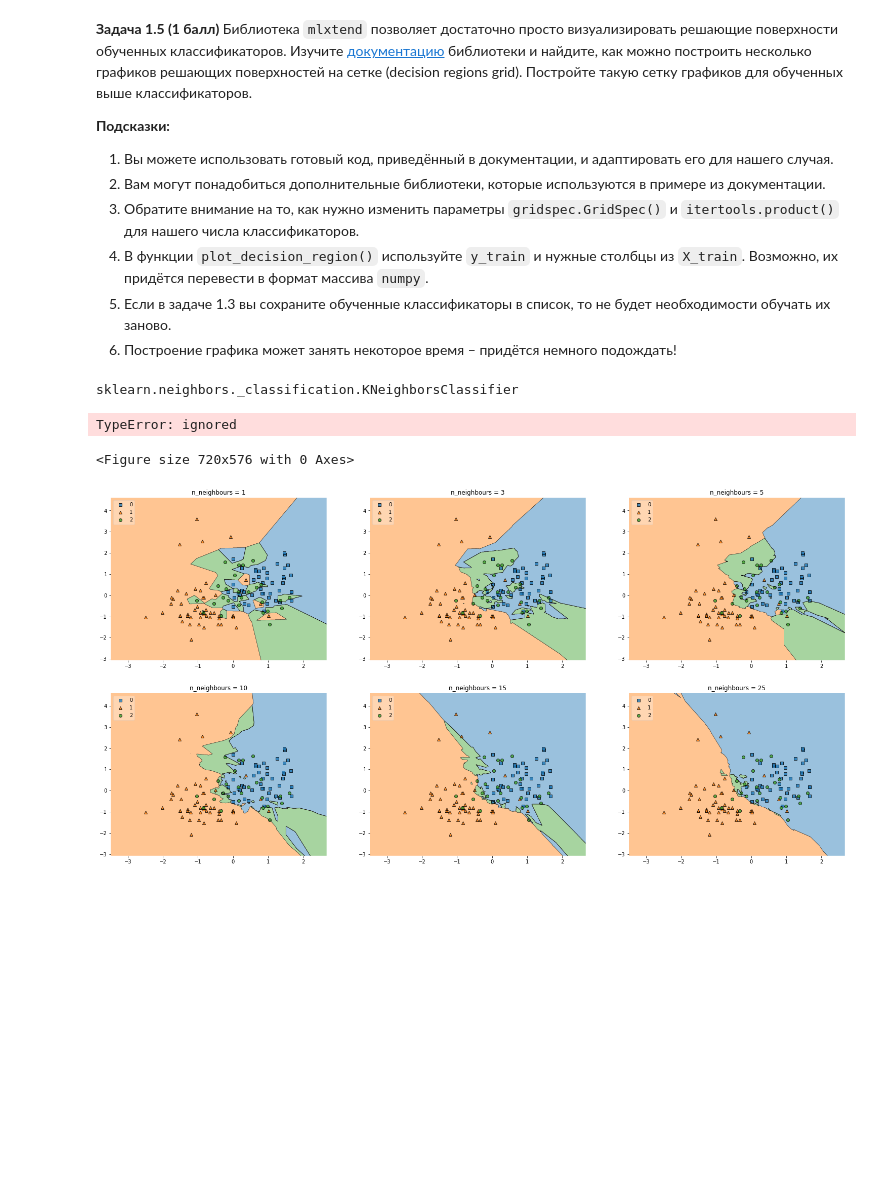
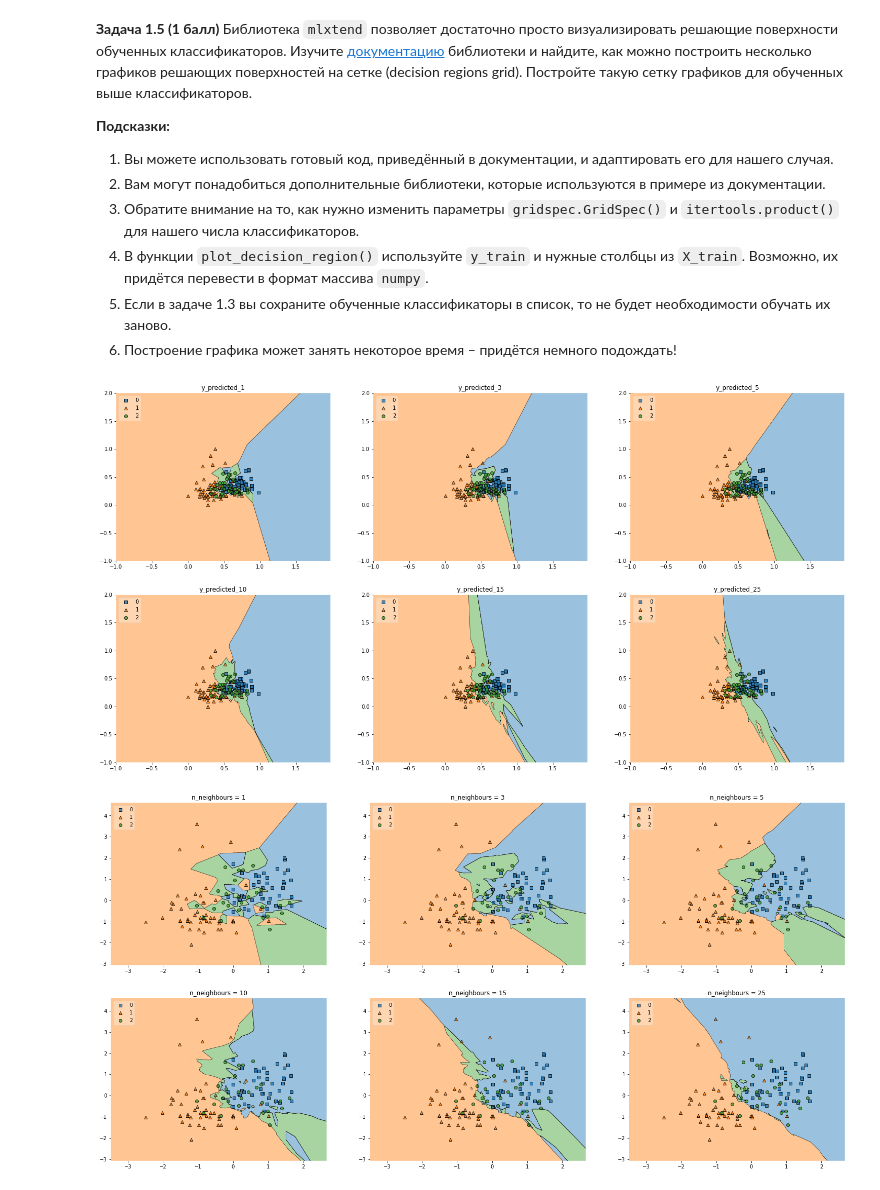
Before and after one commit to TyurinIvan/iad2021, a Jupyter notebook: hw4/hw04.ipynb, the cells around one changed output. Drawn from its saved outputs; the diff is of its cells as text; code cells hidden in the pictures; blank space fills up the shorter version.

```diff
--- a/hw4/hw04.ipynb
+++ b/hw4/hw04.ipynb
@@ -131,34 +140,29 @@ from mlxtend.plotting import plot_decision_regions
 4. В функции `plot_decision_region()` используйте `y_train` и нужные столбцы из `X_train`. Возможно, их придётся перевести в формат массива `numpy`.
 5. Если в задаче 1.3 вы сохраните обученные классификаторы в список, то не будет необходимости обучать их заново.
 6. Построение графика может занять некоторое время – придётся немного подождать!
-# %%
-type(KNCls)
-# %% [output]
-sklearn.neighbors._classification.KNeighborsClassifier
 # %%
-# x_train, y_train = np.array(x_train), np.array(y_train)
+x_train, y_train = np.array(x_train), np.array(y_train)
 # %%
 import matplotlib.gridspec as gridspec
 from itertools import product
 
-gs = gridspec.GridSpec(2, 2)
+gs = gridspec.GridSpec(2, 3)
 
-fig = plt.figure(figsize=(10,8))
+fig = plt.figure(figsize=(25,13))
 
-labels = ['y_predicted_1', 'y_predicted_3', 'y_predicted_5', 'y_predicted_10']
-for clf, lab, grd in zip(KNCls[:4],
+labels = ['y_predicted_1', 'y_predicted_3', 'y_predicted_5', 'y_predicted_10', 'y_predicted_15', 'y_predicted_25']
+for clf, lab, grd in zip(KNCls,
                          labels,
-                         product([0, 1], repeat=2)):
+                         product([0, 1, 2], repeat=2)):
 
     clf.fit(x_train, y_train)
     ax = plt.subplot(gs[grd[0], grd[1]])
     fig = plot_decision_regions(X=x_train, y=y_train, clf=clf, legend=2)
     plt.title(lab)
 
 plt.show()
 # %% [output]
-TypeError: ignored
-<Figure size 720x576 with 0 Axes>
+[figure, added]
 # %%
 # %% [output]
 [figure]
```
Also changed, not shown: parts of 4 cells of this notebook.
